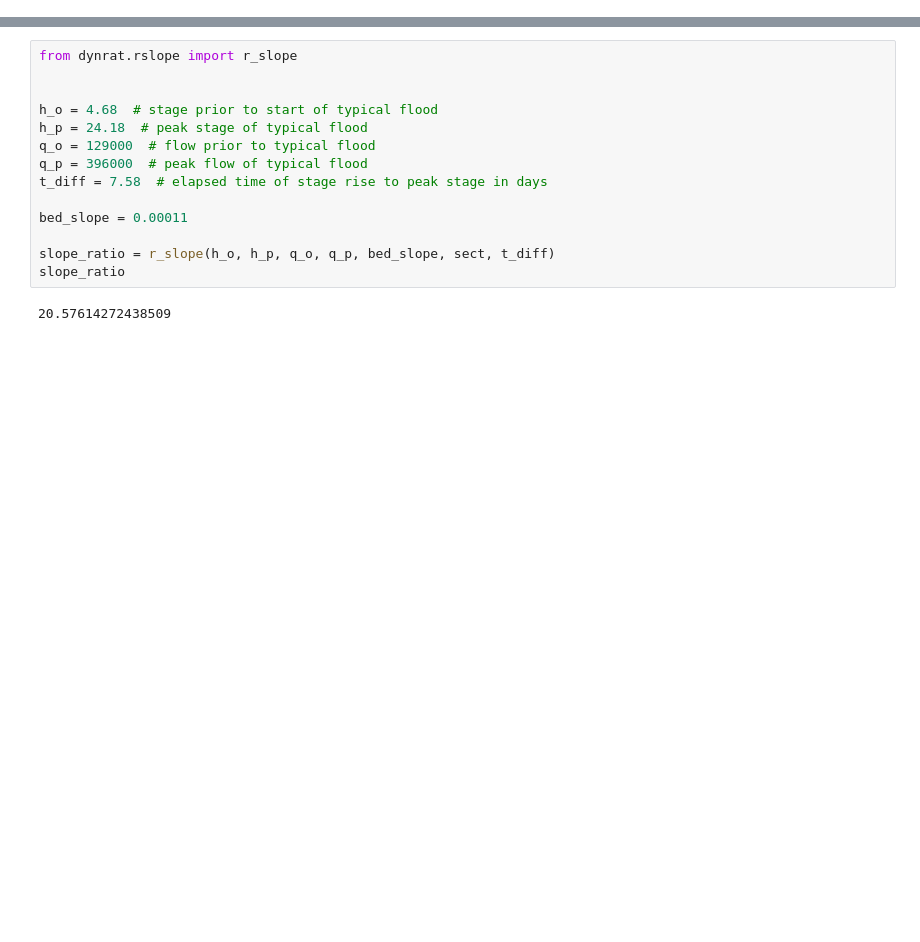
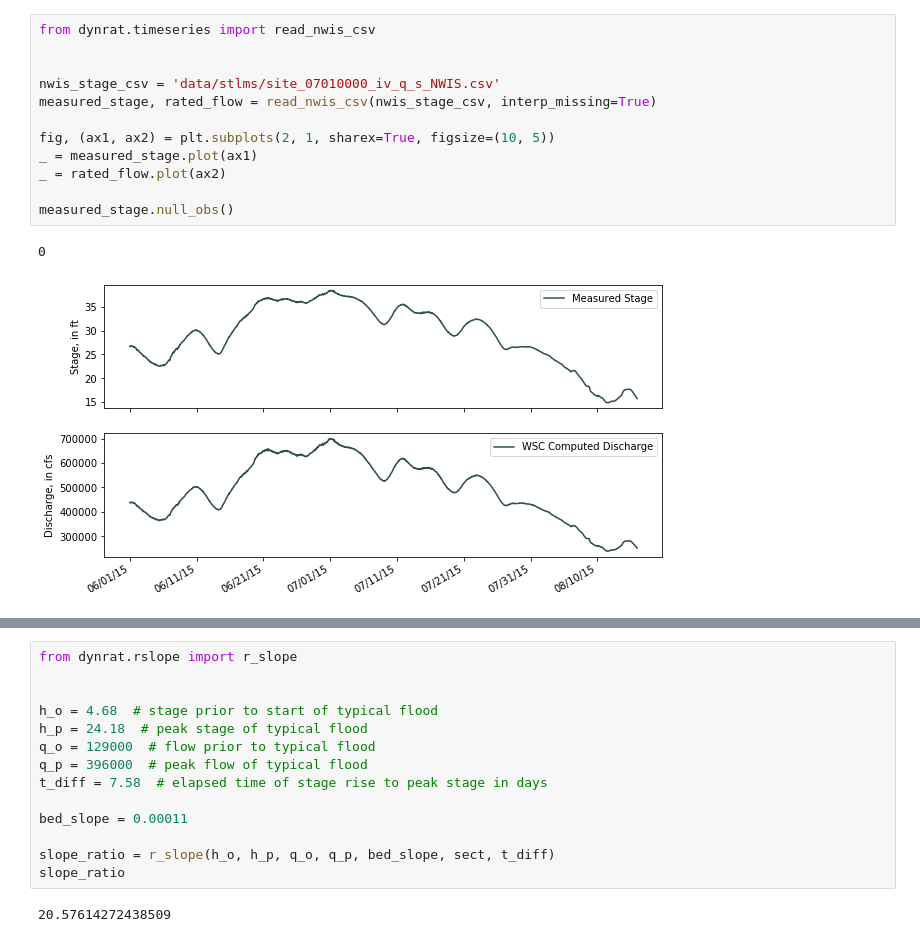
Before and after one commit to mdomanski-usgs/dynrat, a Jupyter notebook: examples/stlms.ipynb, the cells around one changed output, grey strips where cells are left out. Drawn from its saved outputs; the diff is of its cells as text; blank space fills up the shorter version.

Commit message:
update stlms notebook with nwis format data

```diff
--- a/examples/stlms.ipynb
+++ b/examples/stlms.ipynb
@@ -17,3 +33,18 @@ sect = CrossSect(CrossSection(station, elevation, roughness))
 _ = sect.plot()
 # %% [output]
 [figure]
+# %%
+from dynrat.timeseries import read_nwis_csv
+
+
+nwis_stage_csv = 'data/stlms/site_07010000_iv_q_s_NWIS.csv'
+measured_stage, rated_flow = read_nwis_csv(nwis_stage_csv, interp_missing=True)
+
+fig, (ax1, ax2) = plt.subplots(2, 1, sharex=True, figsize=(10, 5))
+_ = measured_stage.plot(ax1)
+_ = rated_flow.plot(ax2)
+
+measured_stage.null_obs()
+# %% [output]
+0
+[figure, added]
```
Also changed, not shown: parts of 17 cells of this notebook, 4 other files.
